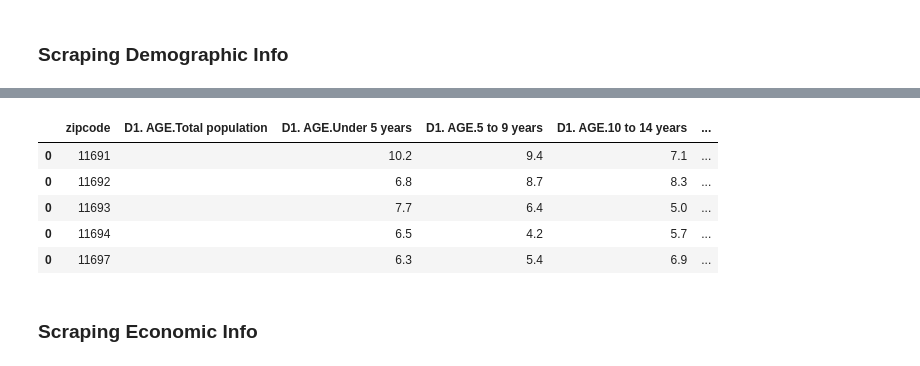
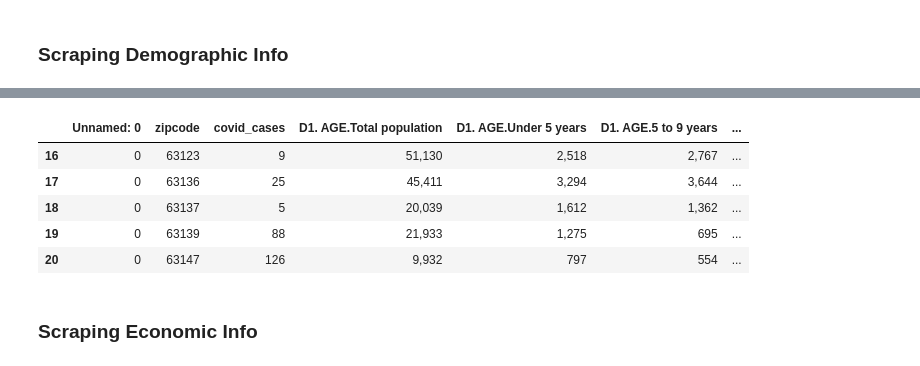
Before and after one commit to kay-wu/MIT-COVID-Datathon, a Jupyter notebook: Team_c_002_dataScraping.ipynb, the cells around one changed output, grey strips where cells are left out. Drawn from its saved outputs; the diff is of its cells as text; code cells hidden in the pictures.

Commit message:
scrap data dynamically over cities list

```diff
--- a/Team_c_002_dataScraping.ipynb
+++ b/Team_c_002_dataScraping.ipynb
@@ -15,0 +9,7 @@ len(zcta)
+# %%
+## List of cities
+cities = ['NY_covid',
+          'alexandria_covid',
+          'chicago_covid',
+          'houston_covid',
+          'st_louis_covid']
@@ -82,14 +93,14 @@ finish demographic total info:  177
-# %%
-demographic_df.to_csv('demographic_number_info.csv')
-demographic_percent_df.to_csv('demographic_percent_info.csv')
-demographic_percent_df.tail()
-# %% [output]
-|  | zipcode | D1. AGE.Total population | D1. AGE.Under 5 years | D1. AGE.5 to 9 years | D1. AGE.10 to 14 years | ... |
-| 0 | 11691 |  | 10.2 | 9.4 | 7.1 | ... |
-| 0 | 11692 |  | 6.8 | 8.7 | 8.3 | ... |
-| 0 | 11693 |  | 7.7 | 6.4 | 5.0 | ... |
-| 0 | 11694 |  | 6.5 | 4.2 | 5.7 | ... |
-| 0 | 11697 |  | 6.3 | 5.4 | 6.9 | ... |
+# %%
+# just checking some scraped data
+demographic_df = pd.read_csv('demographic_number_info_' + cities[2] + '.csv')
+demographic_df.tail()
+# %% [output]
+|  | Unnamed: 0 | zipcode | covid_cases | D1. AGE.Total population | D1. AGE.Under 5 years | D1. AGE.5 to 9 years | ... |
+| 16 | 0 | 63123 | 9 | 51,130 | 2,518 | 2,767 | ... |
+| 17 | 0 | 63136 | 25 | 45,411 | 3,294 | 3,644 | ... |
+| 18 | 0 | 63137 | 5 | 20,039 | 1,612 | 1,362 | ... |
+| 19 | 0 | 63139 | 88 | 21,933 | 1,275 | 695 | ... |
+| 20 | 0 | 63147 | 126 | 9,932 | 797 | 554 | ... |
 # %% [markdown]
 ### Scraping Economic Info
 # %%
```
Also changed, not shown: parts of 12 cells of this notebook.
